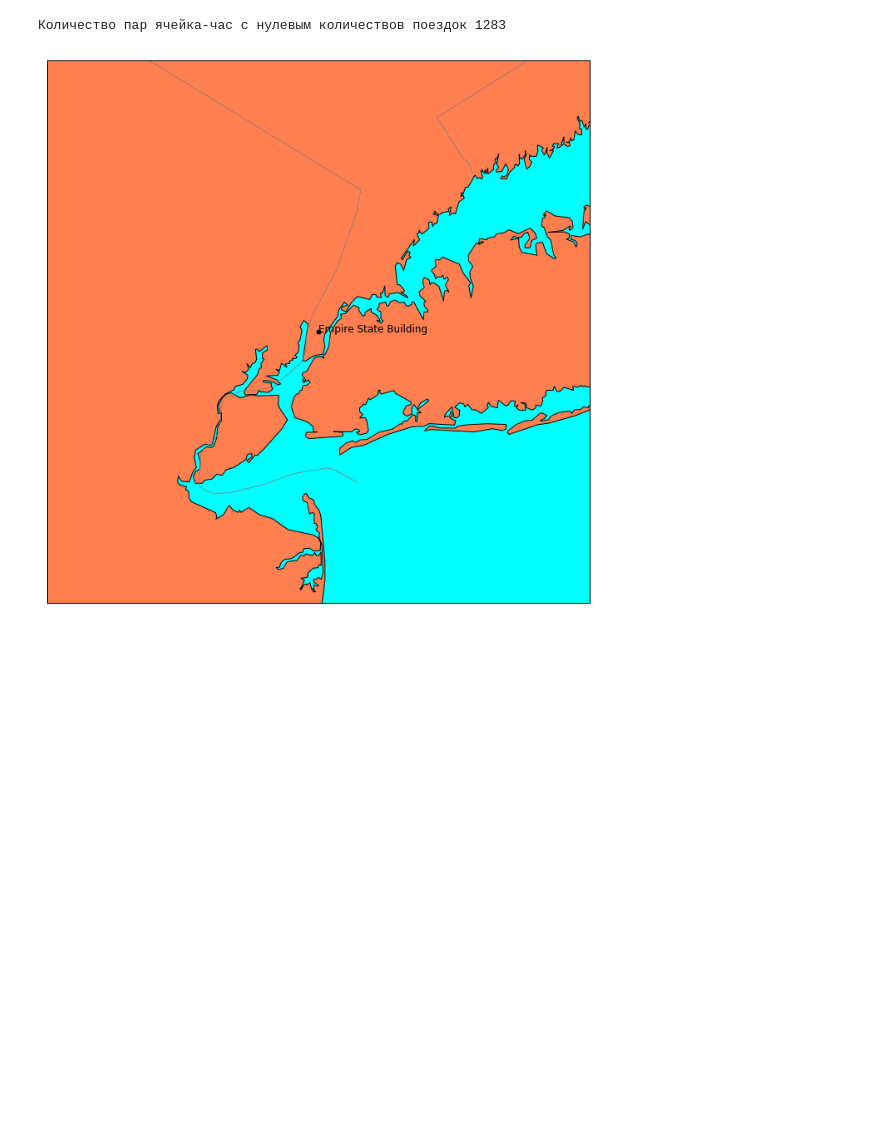
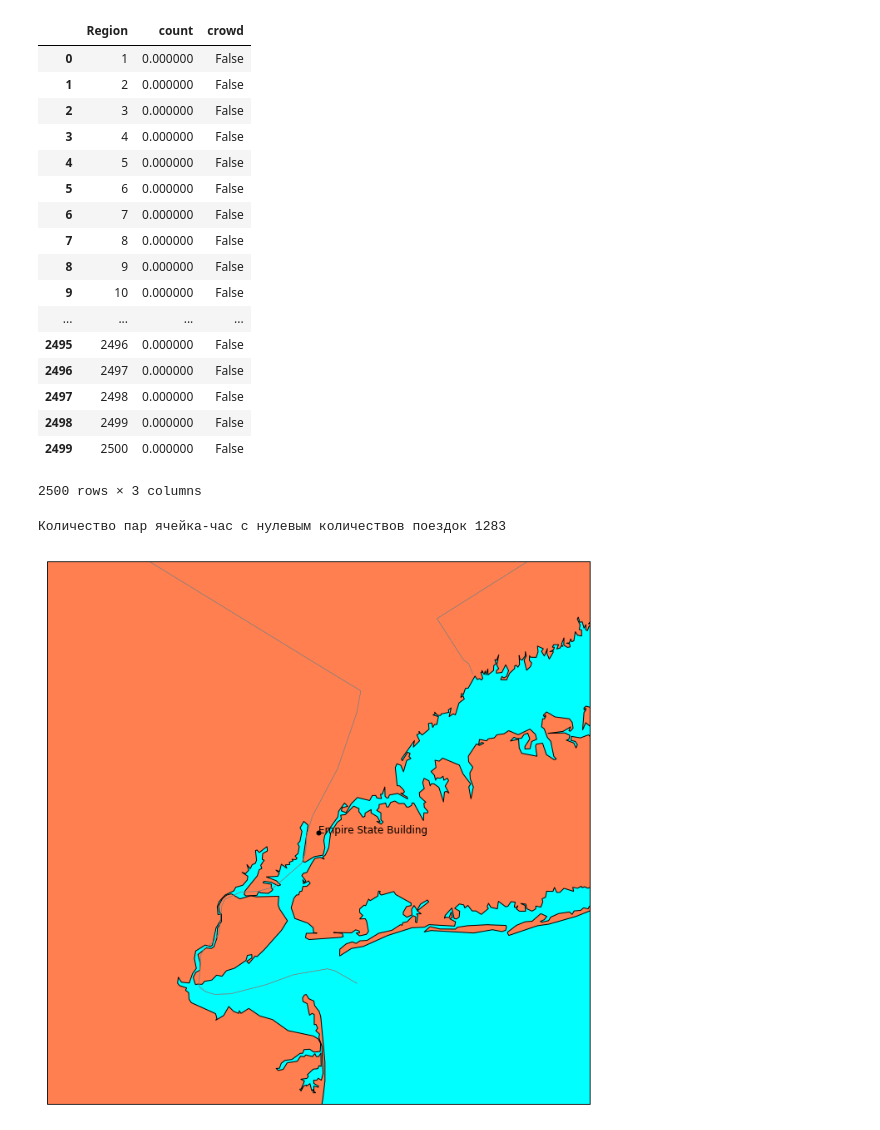
Before and after one commit to PhySci/projectNYtaxi, a Jupyter notebook: Week2.ipynb, the cells around one changed output. Saved outputs shown, nothing was run; the diff lists cells and outputs as text; code cells hidden in the pictures; blank space fills up the shorter version.

```diff
--- a/Week2.ipynb
+++ b/Week2.ipynb
@@ -25,6 +25,27 @@ meanTrips = df.groupby(level='Region').mean();
 meanTrips.reset_index(inplace = True);
 # filter cells
 meanTrips = meanTrips.assign(crowd = meanTrips['count']>5);
+# %%
+meanTrips
+# %% [output]
+|  | Region | count | crowd |
+| 0 | 1 | 0.000000 | False |
+| 1 | 2 | 0.000000 | False |
+| 2 | 3 | 0.000000 | False |
+| 3 | 4 | 0.000000 | False |
+| 4 | 5 | 0.000000 | False |
+| 5 | 6 | 0.000000 | False |
+| 6 | 7 | 0.000000 | False |
+| 7 | 8 | 0.000000 | False |
+| 8 | 9 | 0.000000 | False |
+| 9 | 10 | 0.000000 | False |
+| ... | ... | ... | ... |
+| 2495 | 2496 | 0.000000 | False |
+| 2496 | 2497 | 0.000000 | False |
+| 2497 | 2498 | 0.000000 | False |
+| 2498 | 2499 | 0.000000 | False |
+| 2499 | 2500 | 0.000000 | False |
+2500 rows × 3 columns
 # %%
 print 'Количество пар ячейка-час с нулевым количествов поездок', totalTrips[totalTrips['count']==0].shape[0]
 # %% [output]
```
Also changed, not shown: parts of 4 cells of this notebook, 8 other files.
